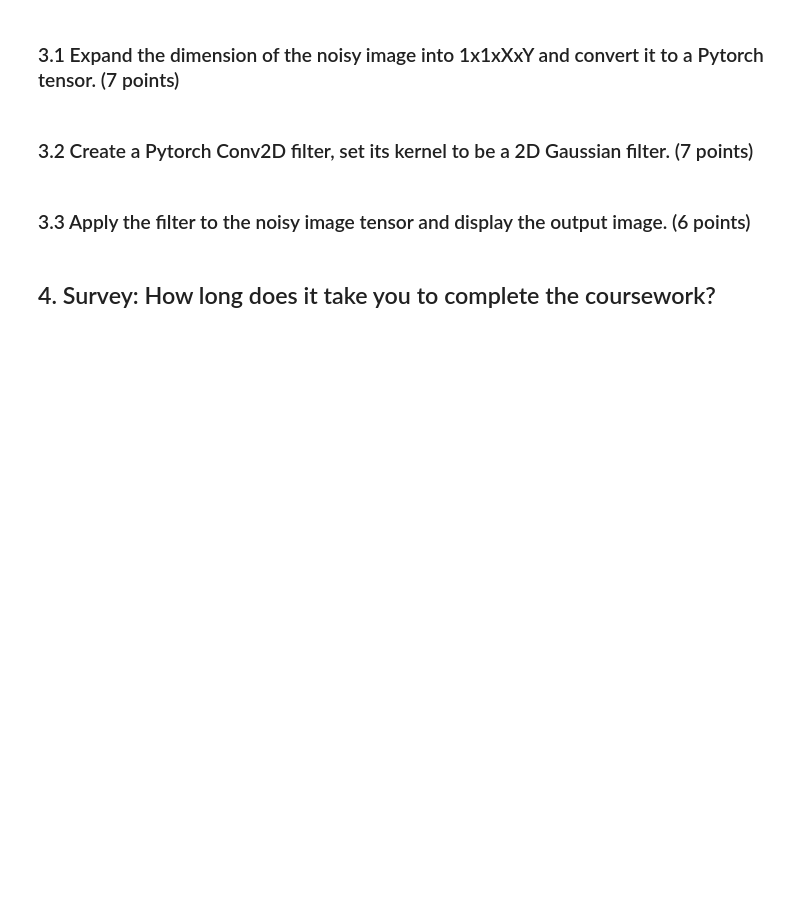
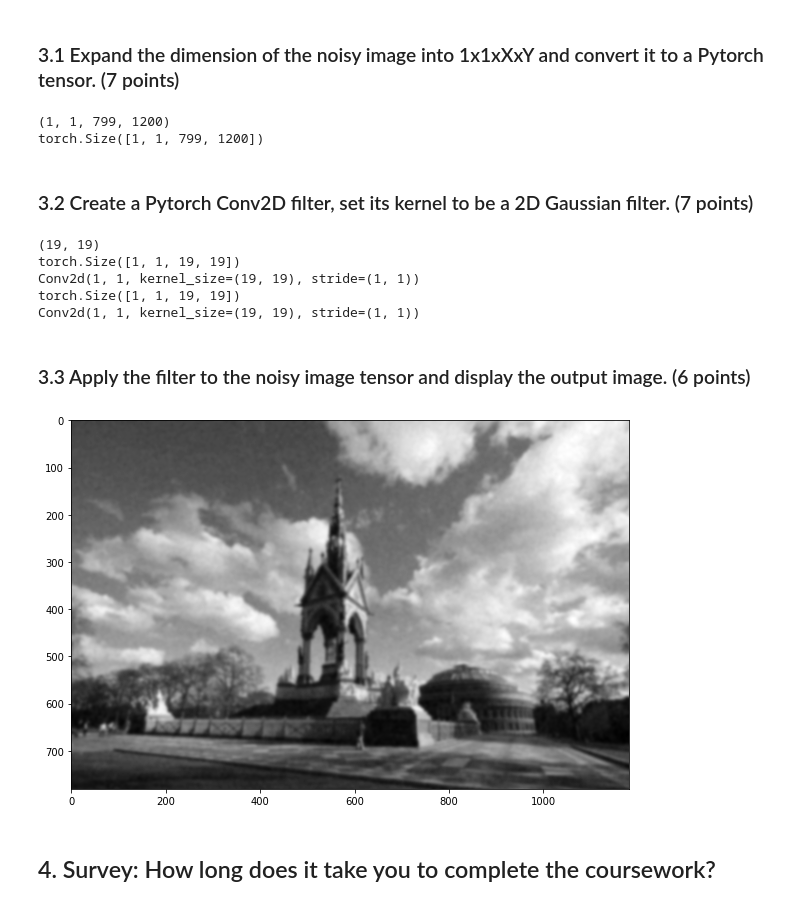
Before and after one commit to annnnnnnnnnie/Computer_Vision_2022, a Jupyter notebook: coursework_01/coursework_01.ipynb, the cells around one changed output. Saved outputs shown, nothing was run; the diff lists cells and outputs as text; code cells hidden in the pictures; blank space fills up the shorter version.

```diff
--- a/coursework_01/coursework_01.ipynb
+++ b/coursework_01/coursework_01.ipynb
@@ -331,9 +332,15 @@ import torch
 ### 3.1 Expand the dimension of the noisy image into 1x1xXxY and convert it to a Pytorch tensor. (7 points)
 # %%
 # Expand the dimension of the numpy array
-
+expanded_image = np.expand_dims(image_noisy, (0,1))
+print(expanded_image.shape)
 
 # Convert to a Pytorch tensor using torch.from_numpy
+image_tensor = torch.from_numpy(expanded_image)
+print(image_tensor.shape)
+# %% [output]
+(1, 1, 799, 1200)
+torch.Size([1, 1, 799, 1200])
 # %% [markdown]
 ### 3.2 Create a Pytorch Conv2D filter, set its kernel to be a 2D Gaussian filter. (7 points)
 # %%
@@ -341,19 +348,33 @@ import torch
 sigma = 3
 h = gaussian_filter_2d(sigma)
 print(h.shape)
+h_4d = np.expand_dims(h, (0,1))
 
 # Create the Conv2D filter (provided)
-conv = ...
+conv = torch.nn.Conv2d(in_channels=1, out_channels=1, kernel_size=h.shape)
 
 # Set the kernel weight
+print(conv.weight.shape)
+print(conv)
+conv.weight.data = torch.from_numpy(h_4d)
+print(conv.weight.shape)
+print(conv)
+# %% [output]
+(19, 19)
+torch.Size([1, 1, 19, 19])
+Conv2d(1, 1, kernel_size=(19, 19), stride=(1, 1))
+torch.Size([1, 1, 19, 19])
+Conv2d(1, 1, kernel_size=(19, 19), stride=(1, 1))
 # %% [markdown]
 ### 3.3 Apply the filter to the noisy image tensor and display the output image. (6 points)
 # %%
 # Filtering
-
+image_filtered = np.squeeze(conv(image_tensor).detach().numpy())
 
 # Display the filtering result (provided)
 plt.imshow(image_filtered, cmap='gray')
 plt.gcf().set_size_inches(10, 8)
+# %% [output]
+[figure, added]
 # %% [markdown]
 ## 4. Survey: How long does it take you to complete the coursework?
```
Also changed, not shown: parts of 6 cells of this notebook, 2 other files.
